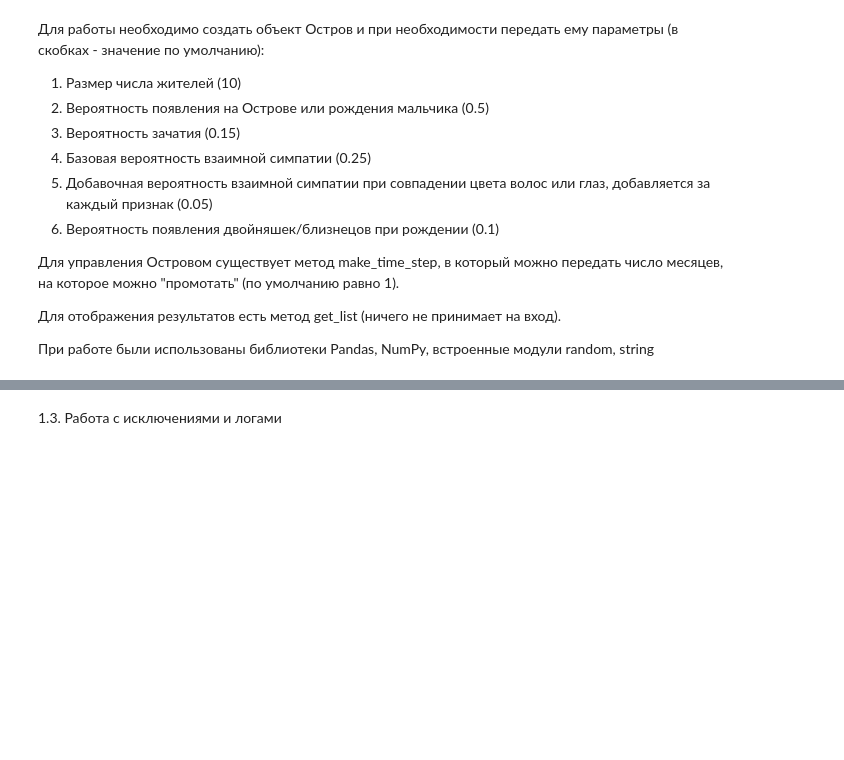
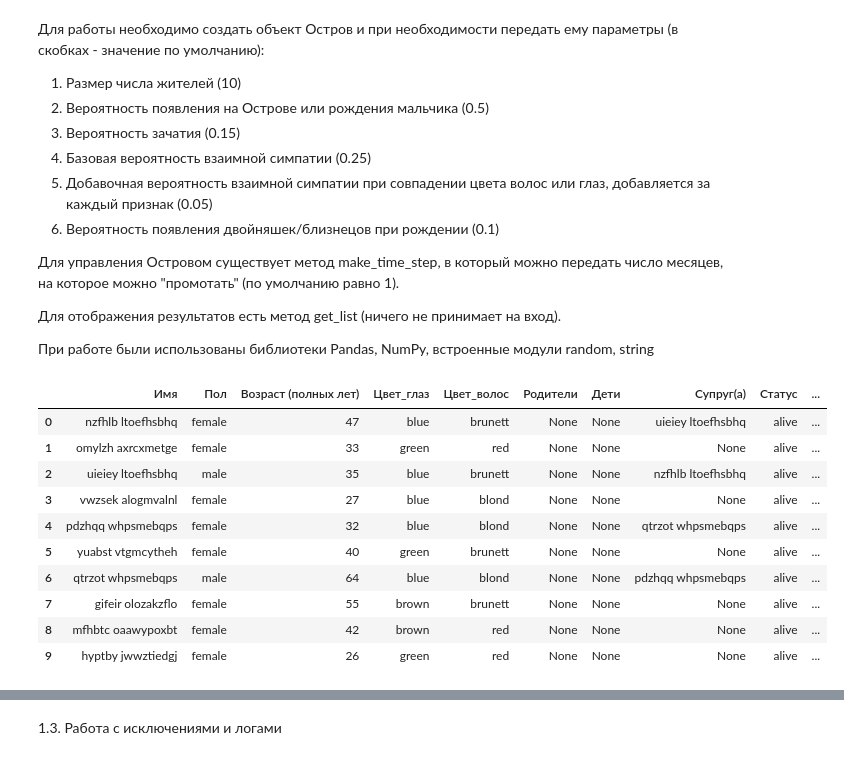
Before and after one commit to Nickolay-A/IT-Academy, a Jupyter notebook: HW - 0. Entrance/test.ipynb, the cells around one changed output, grey strips where cells are left out. Cells and saved outputs as stored; diff of their text form; code cells hidden in the pictures; blank space fills up the shorter version.

```diff
--- a/HW - 0. Entrance/test.ipynb
+++ b/HW - 0. Entrance/test.ipynb
@@ -577,6 +602,18 @@ class Island:
 
 При работе были использованы библиотеки Pandas, NumPy, встроенные модули random, string
 # %%
-# paradise = Island()
-# paradise.make_time_step(5)
-# paradise.get_lists()
+paradise = Island()
+paradise.make_time_step(5)
+paradise.get_lists()
+# %% [output]
+|  | Имя | Пол | Возраст (полных лет) | Цвет_глаз | Цвет_волос | Родители | Дети | Супруг(а) | Статус | ... |
+| 0 | nzfhlb ltoefhsbhq | female | 47 | blue | brunett | None | None | uieiey ltoefhsbhq | alive | ... |
+| 1 | omylzh axrcxmetge | female | 33 | green | red | None | None | None | alive | ... |
+| 2 | uieiey ltoefhsbhq | male | 35 | blue | brunett | None | None | nzfhlb ltoefhsbhq | alive | ... |
+| 3 | vwzsek alogmvalnl | female | 27 | blue | blond | None | None | None | alive | ... |
+| 4 | pdzhqq whpsmebqps | female | 32 | blue | blond | None | None | qtrzot whpsmebqps | alive | ... |
+| 5 | yuabst vtgmcytheh | female | 40 | green | brunett | None | None | None | alive | ... |
+| 6 | qtrzot whpsmebqps | male | 64 | blue | blond | None | None | pdzhqq whpsmebqps | alive | ... |
+| 7 | gifeir olozakzflo | female | 55 | brown | brunett | None | None | None | alive | ... |
+| 8 | mfhbtc oaawypoxbt | female | 42 | brown | red | None | None | None | alive | ... |
+| 9 | hyptby jwwztiedgj | female | 26 | green | red | None | None | None | alive | ... |
```
Also changed, not shown: parts of 13 cells of this notebook, 4 other files.
